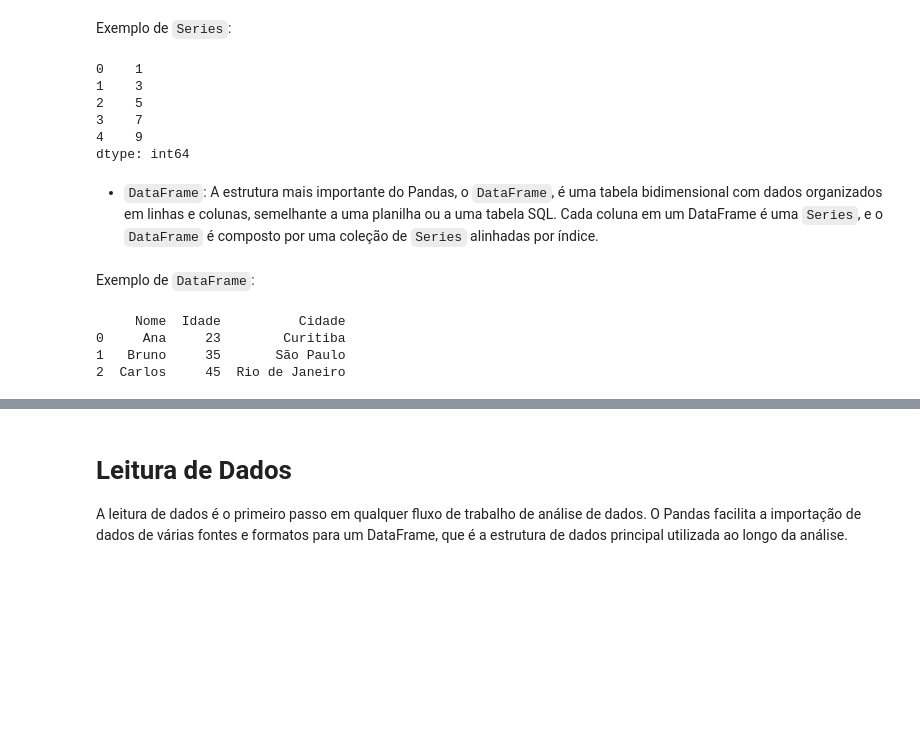
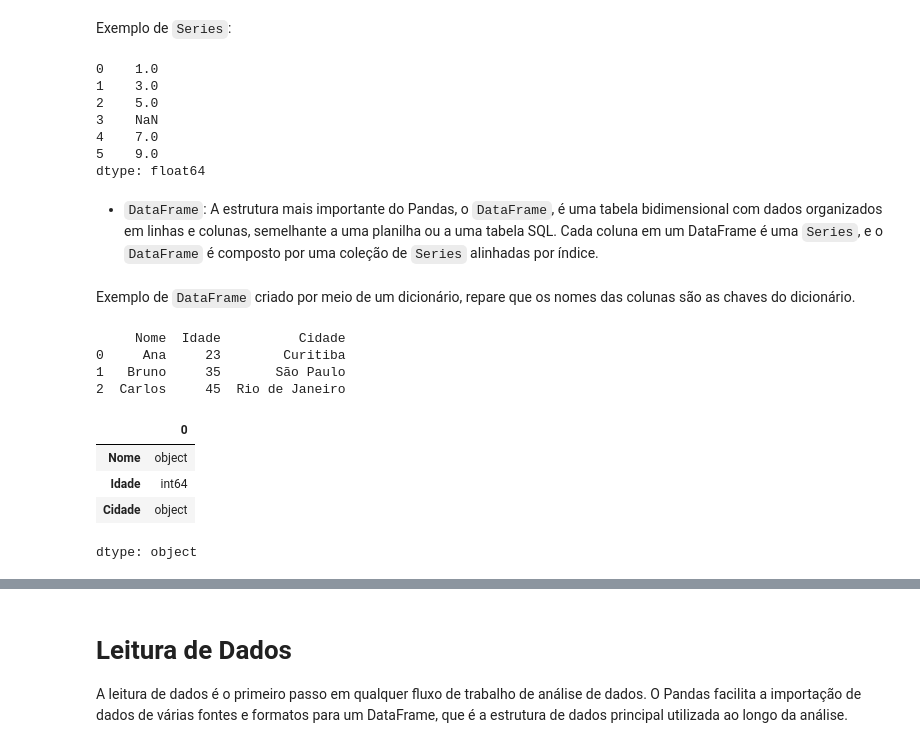
Before and after one commit to guikastner/PythonProjectPPGold, a Jupyter notebook: LDS_Pandas_01_Base.ipynb, the cells around one changed output, grey strips where cells are left out. Drawn from its saved outputs; the diff is of its cells as text; code cells hidden in the pictures; blank space fills up the shorter version.

```diff
--- a/LDS_Pandas_01_Base.ipynb
+++ b/LDS_Pandas_01_Base.ipynb
@@ -33,20 +32,22 @@ A biblioteca Pandas é construída em torno de duas principais estruturas de dad
 Exemplo de `Series`:
 # %%
 import pandas as pd
+import numpy as np
 
-s = pd.Series([1, 3, 5, 7, 9])
+s = pd.Series([1, 3, 5, np.nan, 7, 9])
 print(s)
 # %% [output]
-0    1
-1    3
-2    5
-3    7
-4    9
-dtype: int64
+0    1.0
+1    3.0
+2    5.0
+3    NaN
+4    7.0
+5    9.0
+dtype: float64
 # %% [markdown]
 - `DataFrame`: A estrutura mais importante do Pandas, o `DataFrame`, é uma tabela bidimensional com dados organizados em linhas e colunas, semelhante a uma planilha ou a uma tabela SQL. Cada coluna em um DataFrame é uma `Series`, e o `DataFrame` é composto por uma coleção de `Series` alinhadas por índice.
-# %% [markdown]
-Exemplo de `DataFrame`:
+# %% [markdown]
+Exemplo de `DataFrame` criado por meio de um dicionário, repare que os nomes das colunas são as chaves do dicionário.
 # %%
 data = {
     'Nome': ['Ana', 'Bruno', 'Carlos'],
@@ -61,3 +62,11 @@ print(df)
 0     Ana     23        Curitiba
 1   Bruno     35       São Paulo
 2  Carlos     45  Rio de Janeiro
+# %%
+df.dtypes #Retorna os tipos de dados de cada coluna
+# %% [output]
+|  | 0 |
+| Nome | object |
+| Idade | int64 |
+| Cidade | object |
+dtype: object
```
Also changed, not shown: parts of 60 cells of this notebook, 6 other files.
